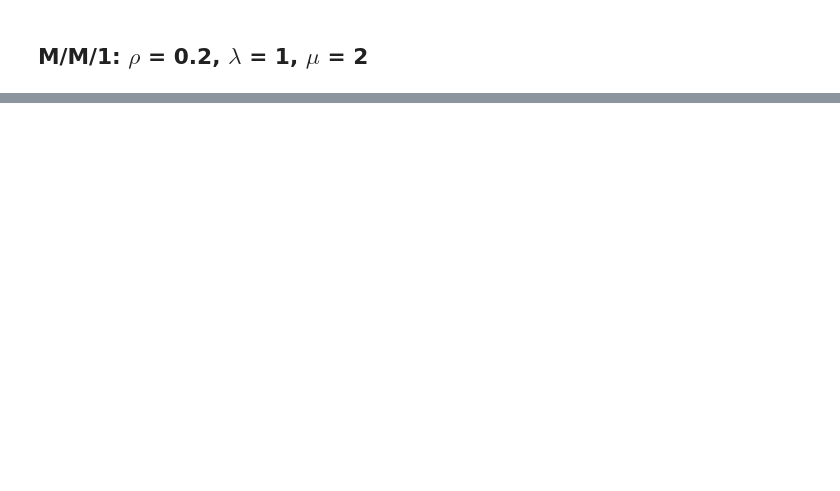
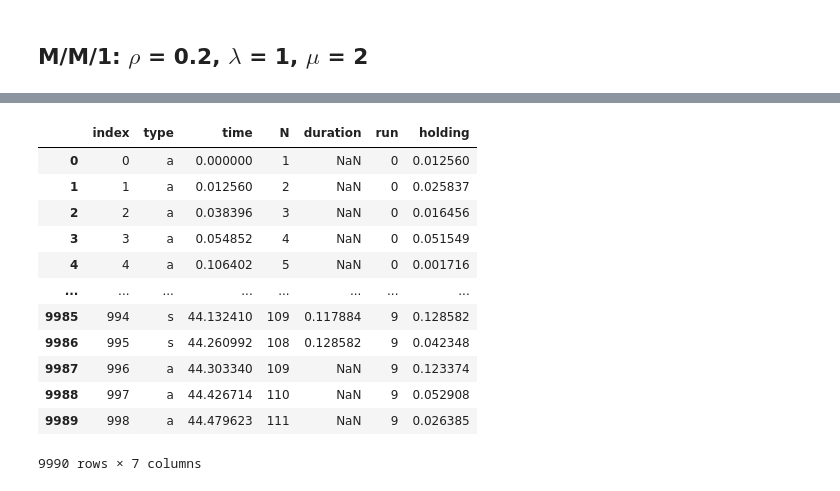
Before and after one commit to GabrielAureo/trab-final-AD-2021.2, a Jupyter notebook: main.ipynb, the cells around one changed output, grey strips where cells are left out. Drawn from its saved outputs; the diff is of its cells as text; code cells hidden in the pictures; blank space fills up the shorter version.

```diff
--- a/main.ipynb
+++ b/main.ipynb
@@ -174 +136,17 @@ dtype: float64
+# %%
+sim.data
+# %% [output]
+|  | index | type | time | N | duration | run | holding |
+| 0 | 0 | a | 0.000000 | 1 | NaN | 0 | 0.012560 |
+| 1 | 1 | a | 0.012560 | 2 | NaN | 0 | 0.025837 |
+| 2 | 2 | a | 0.038396 | 3 | NaN | 0 | 0.016456 |
+| 3 | 3 | a | 0.054852 | 4 | NaN | 0 | 0.051549 |
+| 4 | 4 | a | 0.106402 | 5 | NaN | 0 | 0.001716 |
+| ... | ... | ... | ... | ... | ... | ... | ... |
+| 9985 | 994 | s | 44.132410 | 109 | 0.117884 | 9 | 0.128582 |
+| 9986 | 995 | s | 44.260992 | 108 | 0.128582 | 9 | 0.042348 |
+| 9987 | 996 | a | 44.303340 | 109 | NaN | 9 | 0.123374 |
+| 9988 | 997 | a | 44.426714 | 110 | NaN | 9 | 0.052908 |
+| 9989 | 998 | a | 44.479623 | 111 | NaN | 9 | 0.026385 |
+9990 rows × 7 columns
 # %%
```
Also changed, not shown: parts of 43 cells of this notebook, 2 other files.
